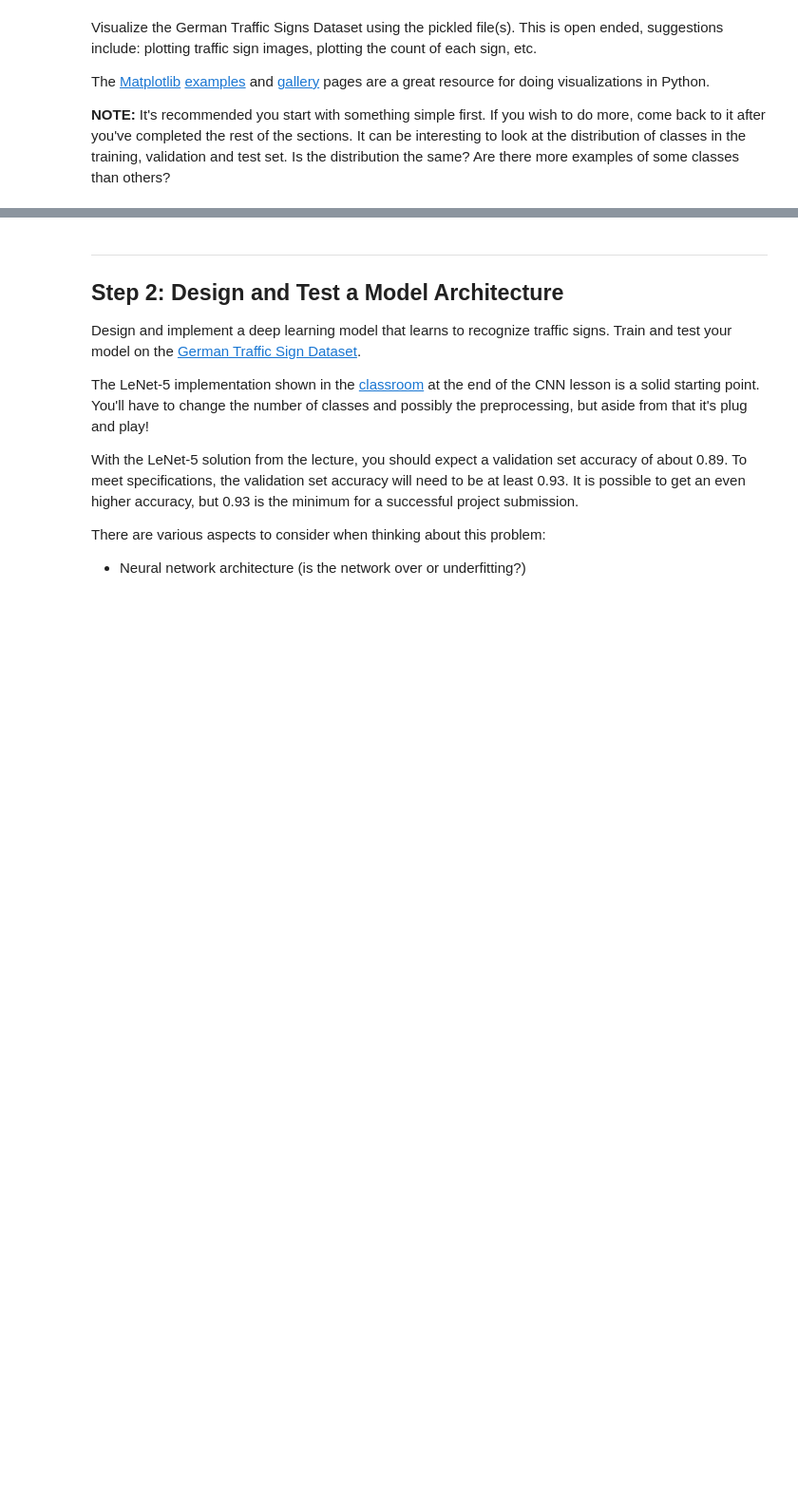
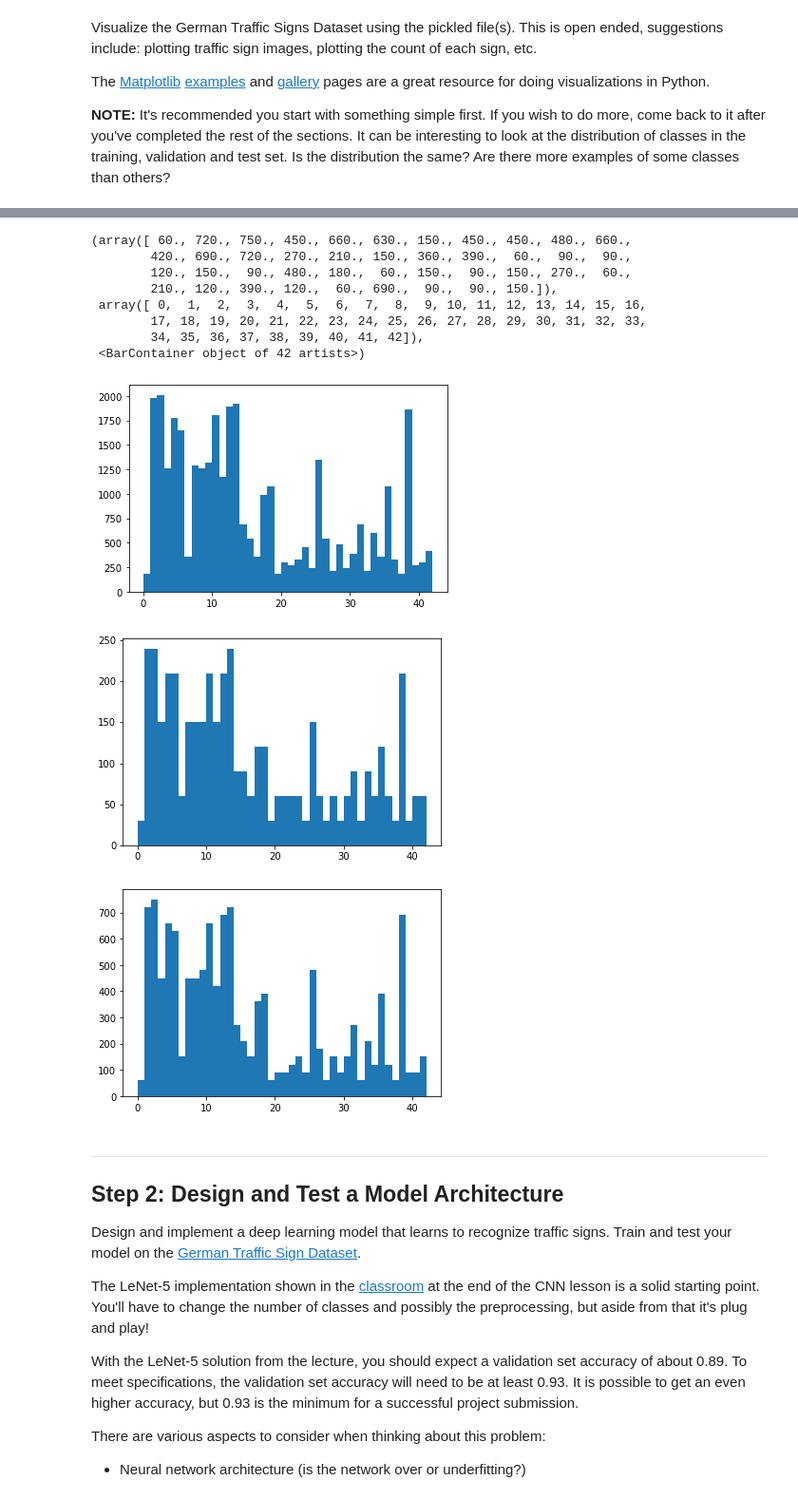
Before and after one commit to waszak/CarND-Traffic-Sign-Classifier-Project, a Jupyter notebook: Traffic_Sign_Classifier.ipynb, the cells around one changed output, grey strips where cells are left out. Shown: that part at 95% size. Saved outputs shown, nothing was run; the diff lists cells and outputs as text; code cells hidden in the pictures; blank space fills up the shorter version.

```diff
--- a/Traffic_Sign_Classifier.ipynb
+++ b/Traffic_Sign_Classifier.ipynb
@@ -58,6 +70,7 @@ Complete the basic data summary below. Use python, numpy and/or pandas methods t
 ### Replace each question mark with the appropriate value.
 ### Use python, pandas or numpy methods rather than hard coding the results
 import numpy as np
+import random
 # TODO: Number of training examples
 n_train = y_train.shape[0]
 
@@ -71,7 +84,7 @@ n_test = y_test.shape[0]
 image_shape = train['features'].shape[1:]
 
 # TODO: How many unique classes/labels there are in the dataset.
-n_classes = y_train.max()
+n_classes = y_train.max() + 1
 
 print("Number of training examples =", n_train)
 print("Number of testing examples =", n_test)
@@ -108,3 +121,30 @@ print(y_train[80])
+# %%
+counts, bins = np.histogram(y_train, bins=[i for i in range(0, n_classes)])
+plt.hist(bins[:-1], bins, weights=counts)
+
+plt.figure()
+
+counts, bins = np.histogram(y_valid, bins=[i for i in range(0, n_classes)])
+plt.hist(bins[:-1], bins, weights=counts)
+
+plt.figure()
+
+counts, bins = np.histogram(y_test, bins=[i for i in range(0, n_classes)])
+plt.hist(bins[:-1], bins, weights=counts)
+
+#print(dict(zip(bins, counts)))
+# %% [output]
+(array([ 60., 720., 750., 450., 660., 630., 150., 450., 450., 480., 660.,
+        420., 690., 720., 270., 210., 150., 360., 390.,  60.,  90.,  90.,
+        120., 150.,  90., 480., 180.,  60., 150.,  90., 150., 270.,  60.,
+        210., 120., 390., 120.,  60., 690.,  90.,  90., 150.]),
+ array([ 0,  1,  2,  3,  4,  5,  6,  7,  8,  9, 10, 11, 12, 13, 14, 15, 16,
+        17, 18, 19, 20, 21, 22, 23, 24, 25, 26, 27, 28, 29, 30, 31, 32, 33,
+        34, 35, 36, 37, 38, 39, 40, 41, 42]),
+ <BarContainer object of 42 artists>)
+[figure, added]
+[figure, added]
+[figure, added]
 # %% [markdown]
 ----
 
```
Also changed, not shown: parts of 19 cells of this notebook, 4 other files.
